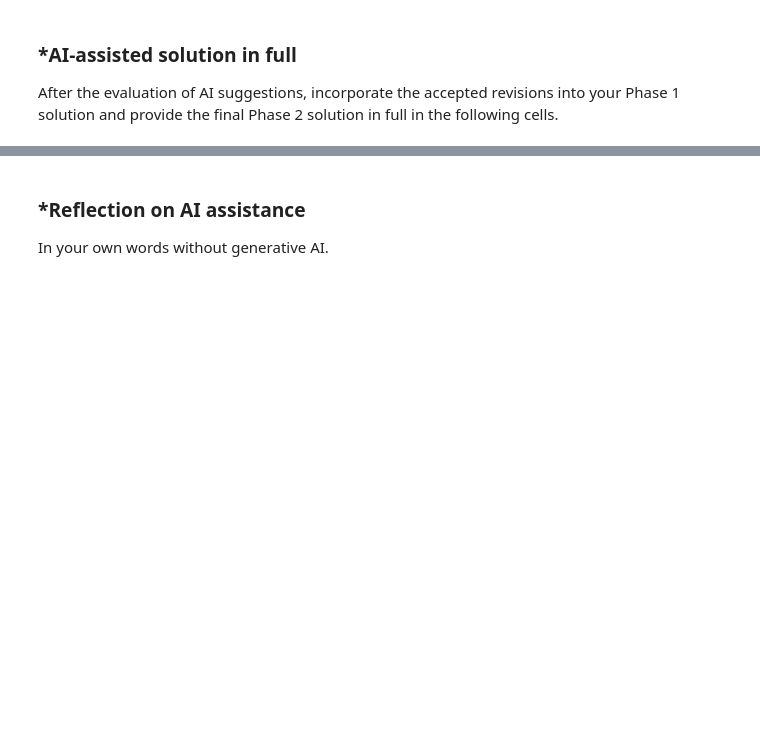
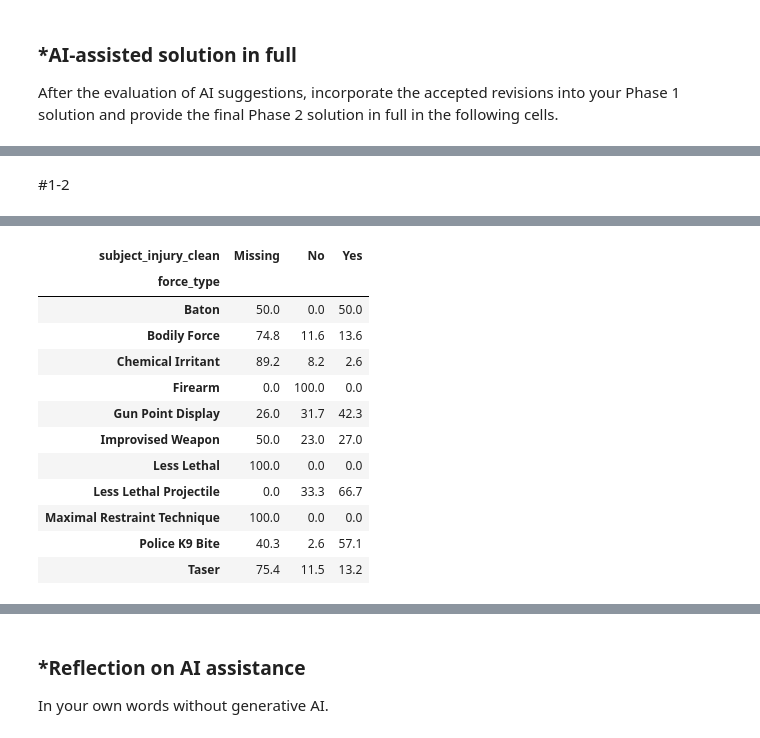
Before and after one commit to mwetmore05/A01-data-wrangling, a Jupyter notebook: notebook.ipynb, the cells around one changed output, grey strips where cells are left out. Cells and saved outputs as stored; diff of their text form; code cells hidden in the pictures; blank space fills up the shorter version.

```diff
--- a/notebook.ipynb
+++ b/notebook.ipynb
@@ -304,0 +426,55 @@ After the evaluation of AI suggestions, incorporate the accepted revisions into
+# %% [markdown]
+#1-2
+# %%
+import pandas as pd
+
+police_df = pd.read_csv('/content/mn_police_use_of_force.csv')
+
+print("police_df.shape:")
+print(police_df.shape, '\n')
+
+print("police_df.dtypes:")
+print(police_df.dtypes, '\n')
+
+print("Unique subject_injury values:")
+print(police_df['subject_injury'].unique(), '\n')
+
+print("Counts of subject_injury values:")
+print(police_df['subject_injury'].value_counts(dropna=False), '\n')
+
+police_df['subject_injury_nan'] = police_df['subject_injury'].isna()
+
+print("Total missing subject_injury values:")
+print(police_df['subject_injury_nan'].sum(), '\n')
+
+missing_proportion = (
+    police_df['subject_injury_nan'].sum()
+    / len(police_df)
+)
+
+print("Proportion missing:", missing_proportion)
+print("Percent missing:", round(missing_proportion * 100, 2), "%")
+
+police_df['subject_injury_clean'] = (
+    police_df['subject_injury'].fillna('Missing')
+)
+
+injury_force_table = pd.crosstab(
+    police_df['force_type'],
+    police_df['subject_injury_clean']
+)
+
+print("Counts by force type:")
+print(injury_force_table, '\n')
+
+injury_force_percent = (
+    pd.crosstab(
+        police_df['force_type'],
+        police_df['subject_injury_clean'],
+        normalize='index'
+    ).round(3) * 100
+)
+
+print("Percentages within each force type:")
+injury_force_percent
+# %% [output]
@@ -304,0 +498,13 @@ After the evaluation of AI suggestions, incorporate the accepted revisions into
+| subject_injury_clean | Missing | No | Yes |
+| force_type |  |  |  |
+| Baton | 50.0 | 0.0 | 50.0 |
+| Bodily Force | 74.8 | 11.6 | 13.6 |
+| Chemical Irritant | 89.2 | 8.2 | 2.6 |
+| Firearm | 0.0 | 100.0 | 0.0 |
+| Gun Point Display | 26.0 | 31.7 | 42.3 |
+| Improvised Weapon | 50.0 | 23.0 | 27.0 |
+| Less Lethal | 100.0 | 0.0 | 0.0 |
+| Less Lethal Projectile | 0.0 | 33.3 | 66.7 |
+| Maximal Restraint Technique | 100.0 | 0.0 | 0.0 |
+| Police K9 Bite | 40.3 | 2.6 | 57.1 |
+| Taser | 75.4 | 11.5 | 13.2 |
```
Also changed, not shown: parts of 18 cells of this notebook.
